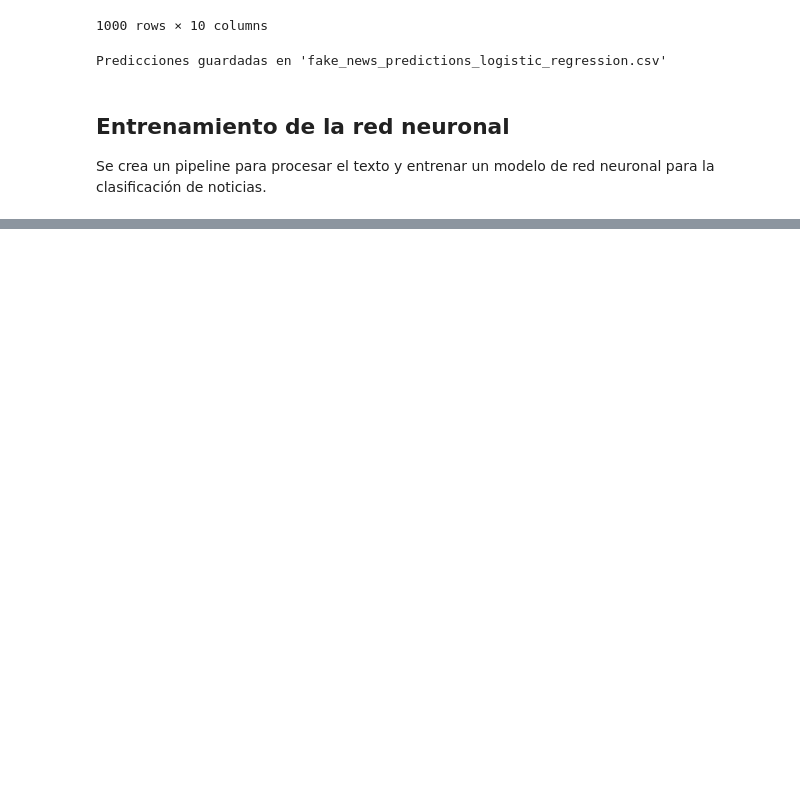
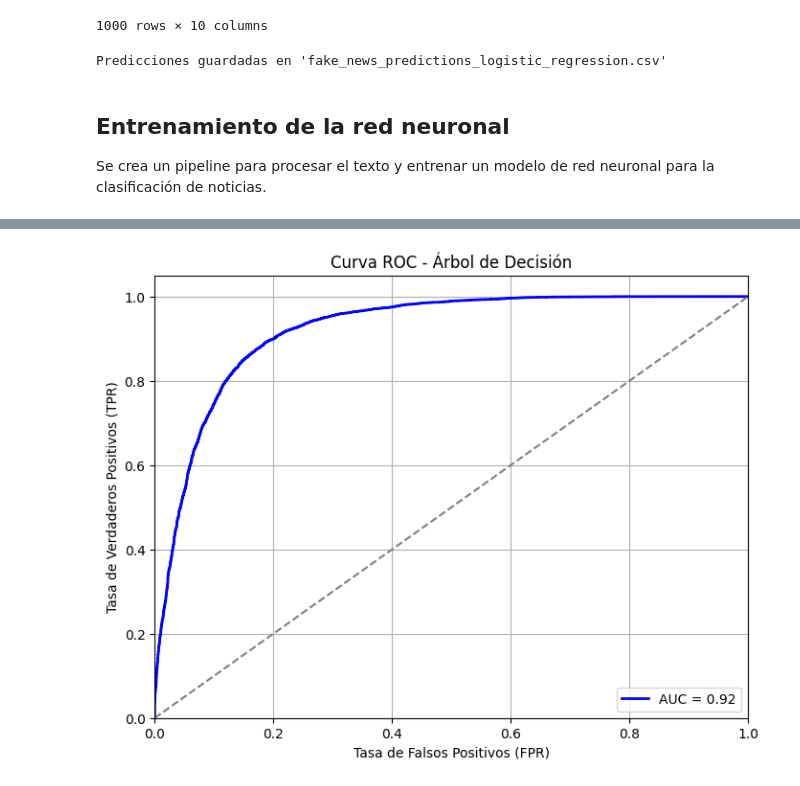
Before and after one commit to juanjomurillo12/Proyecto-Inteligencia-de-Negocios, a Jupyter notebook: proyecto_BI.ipynb, the cells around one changed output, grey strips where cells are left out. Saved outputs shown, nothing was run; the diff lists cells and outputs as text; code cells hidden in the pictures; blank space fills up the shorter version.

```diff
--- a/proyecto_BI.ipynb
+++ b/proyecto_BI.ipynb
@@ -381,6 +377,15 @@ Se crea un pipeline para procesar el texto y entrenar un modelo de árbol de dec
 # Convertir listas en cadenas de texto para que TfidfVectorizer pueda procesarlas
 data_t["Words_Titulo"] = data_t["Words_Titulo"].apply(lambda x: " ".join(x))
 data_t["Words_Descripcion"] = data_t["Words_Descripcion"].apply(lambda x: " ".join(x))
+print(data_t[['Words_Titulo', 'Words_Descripcion']].head())
+# Creamos un nuevo DataFrame con las columnas transformadas
+df_text = pd.DataFrame({
+    "Words_Titulo": data_t["Words_Titulo"],
+    "Words_Descripcion": data_t["Words_Descripcion"],
+    "Label": data_t["Label"]
+})
+
+
 
 # Separar variables predictoras y variable objetivo
 X = data_t[['Words_Titulo', 'Words_Descripcion']]
@@ -1044,0 +999,16 @@ history = pipeline.fit(X_train, y_train)
+# %%
+X = df_text[['Words_Titulo', 'Words_Descripcion']]
+y = df_text['Label']
+dataset=df_text.to_numpy()
+X_train, X_test, y_train, y_test = train_test_split(X, y, test_size=0.3, random_state=69)
+# %%
+preprocessor = ColumnTransformer([
+    ('title_tfidf', TfidfVectorizer(), 'Words_Titulo'),
+    ('desc_tfidf', TfidfVectorizer(), 'Words_Descripcion')
+])
+
+pipeline = Pipeline([
+    ('preprocessor', preprocessor),
+    ('classifier', MLPClassifier(hidden_layer_sizes=(50,), random_state=42, max_iter=1500))
+])
+pipeline.fit(X_train, y_train)
@@ -1044,0 +1076,22 @@ history = pipeline.fit(X_train, y_train)
+# %%
+# Obtener probabilidades de predicción
+y_probs = pipeline.predict_proba(X_test)[:, 1]
+
+# Calcular la curva ROC
+fpr, tpr, _ = roc_curve(y_test, y_probs)
+roc_auc = auc(fpr, tpr)
+
+# Graficar la curva AUC-ROC
+plt.figure(figsize=(8, 6))
+plt.plot(fpr, tpr, color='blue', lw=2, label=f'AUC = {roc_auc:.2f}')
+plt.plot([0, 1], [0, 1], color='gray', linestyle='--')  # Línea diagonal
+plt.xlim([0.0, 1.0])
+plt.ylim([0.0, 1.05])
+plt.xlabel('Tasa de Falsos Positivos (FPR)')
+plt.ylabel('Tasa de Verdaderos Positivos (TPR)')
+plt.title('Curva ROC - Árbol de Decisión')
+plt.legend(loc='lower right')
+plt.grid()
+plt.show()
+# %% [output]
+[figure, added]
```
Also changed, not shown: parts of 16 cells of this notebook, 6 other files.
